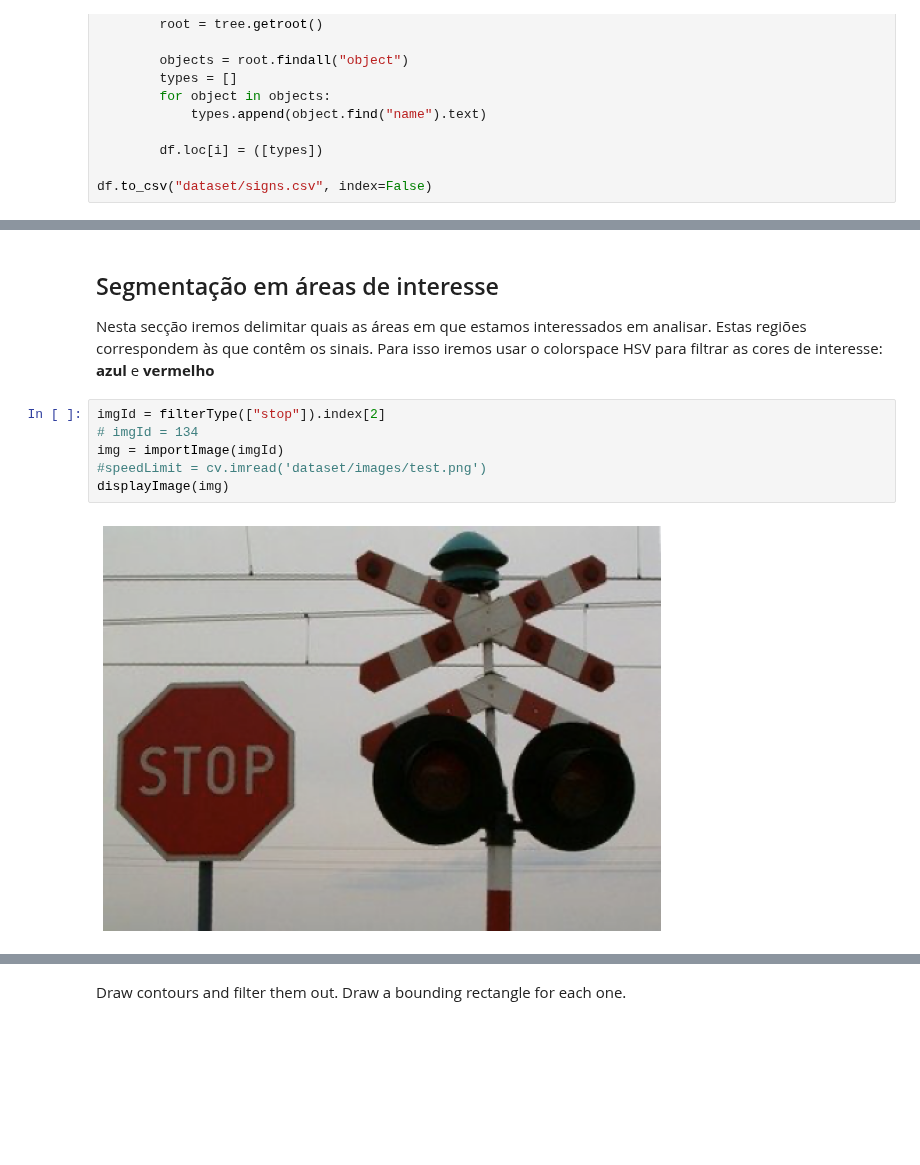
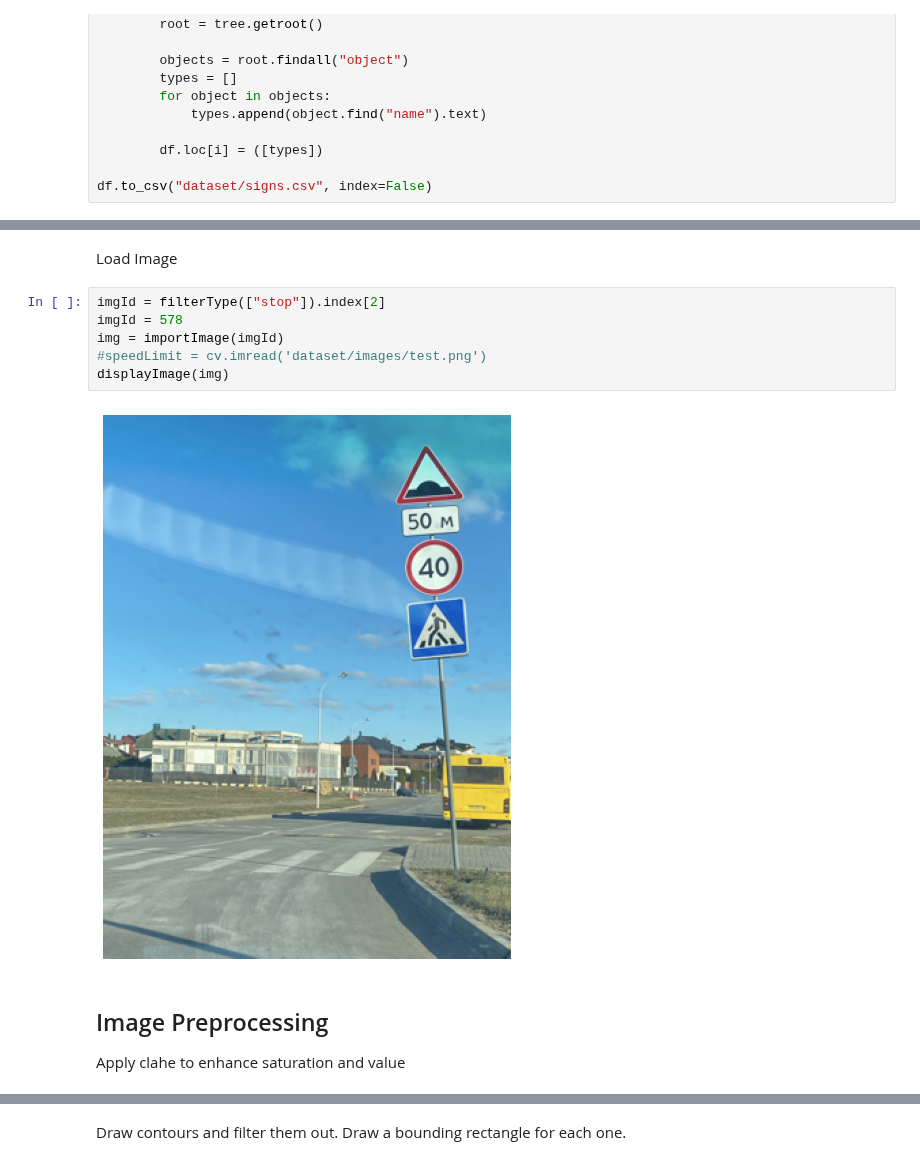
Before and after one commit to joaolucasmartins/VC2022, a Jupyter notebook: notebook.ipynb, the cells around one changed output, grey strips where cells are left out. Drawn from its saved outputs; the diff is of its cells as text; blank space fills up the shorter version.

```diff
--- a/notebook.ipynb
+++ b/notebook.ipynb
@@ -88,14 +73,16 @@ filterType(["speedlimit"])
-# %% [markdown]
-## Segmentação em áreas de interesse
-Nesta secção iremos delimitar quais as áreas em que estamos interessados em analisar. Estas regiões correspondem às que contêm os sinais. Para isso iremos usar o colorspace HSV para filtrar as cores de interesse: **azul** e **vermelho**
+# %% [markdown]
+Load Image
 # %%
 imgId = filterType(["stop"]).index[2]
-# imgId = 134
+imgId = 578
 img = importImage(imgId)
 #speedLimit = cv.imread('dataset/images/test.png')
 displayImage(img)
 # %% [output]
-[figure, old version]
+[figure, new version]
+# %% [markdown]
+## Image Preprocessing
+Apply clahe to enhance saturation and value
 # %%
 def applyCLAHE(img):
     clahe = cv.createCLAHE(clipLimit=1.0, tileGridSize=(1,1))
```
Also changed, not shown: parts of 46 cells of this notebook.
